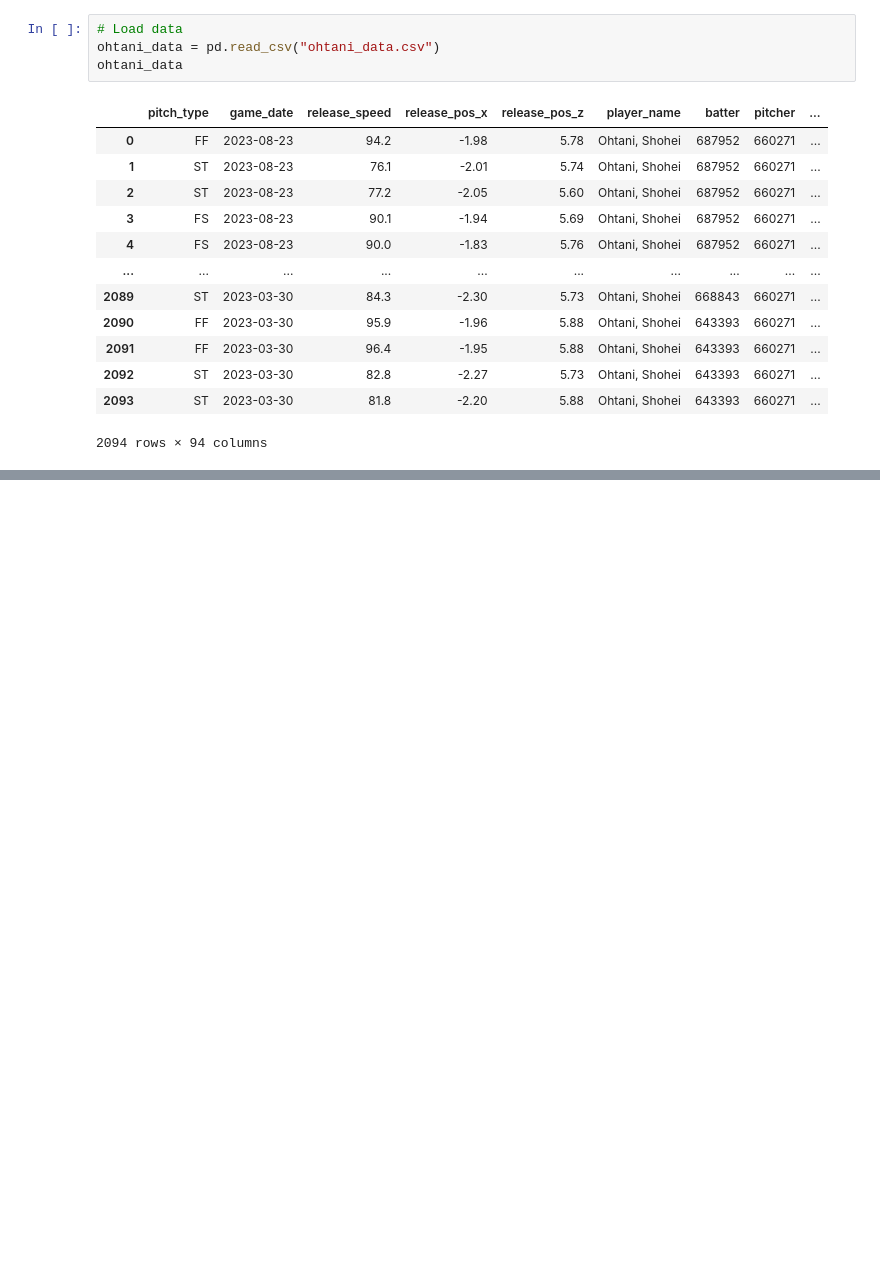
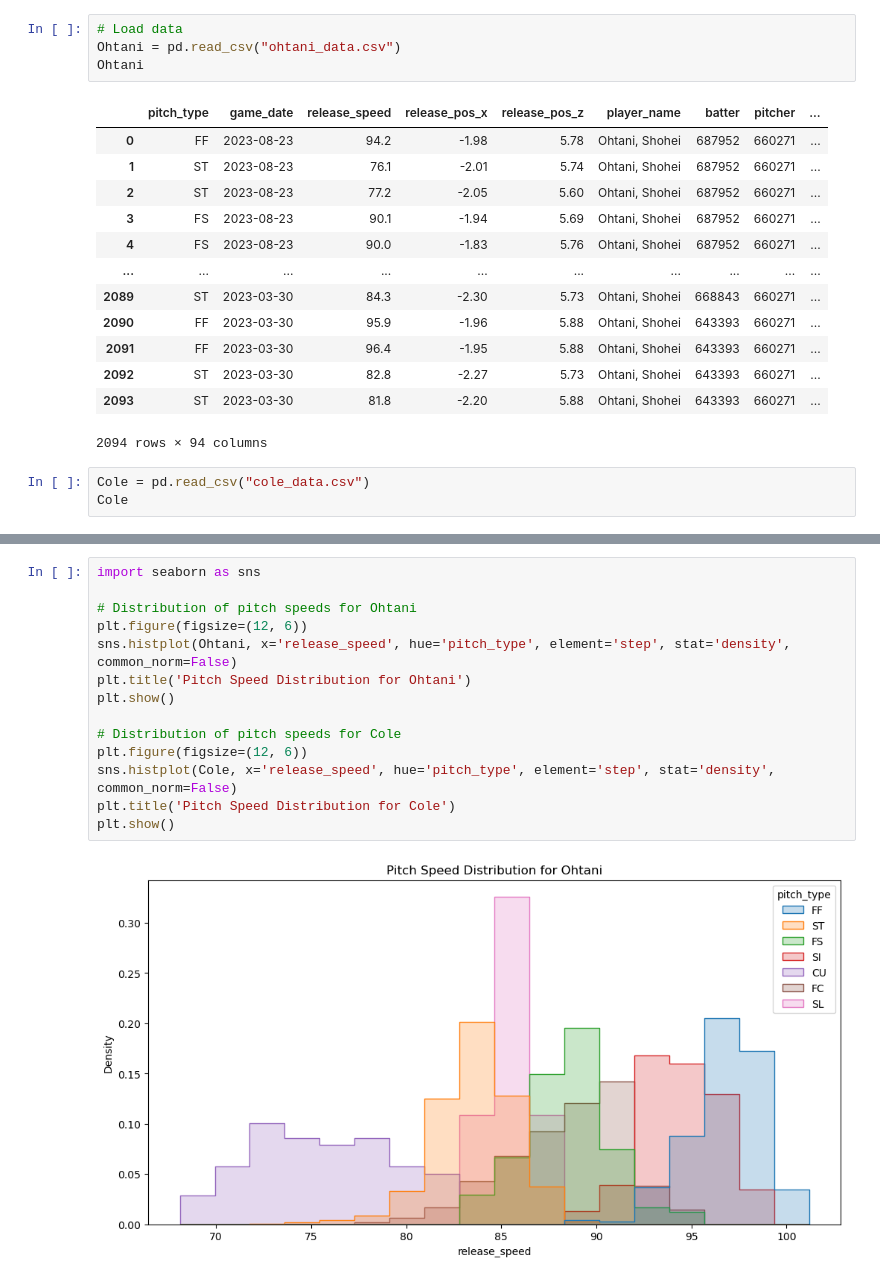
Before and after one commit to calvinhoang203/MLB-Analysis, a Jupyter notebook: Master.ipynb, the cells around one changed output, grey strips where cells are left out. Drawn from its saved outputs; the diff is of its cells as text; blank space fills up the shorter version.

```diff
--- a/Master.ipynb
+++ b/Master.ipynb
@@ -14,8 +14,8 @@ from scipy.cluster.hierarchy import dendrogram, linkage
 from statsmodels.stats.contingency_tables import Table2x2
 # %%
 # Load data
-ohtani_data = pd.read_csv("ohtani_data.csv")
-ohtani_data
+Ohtani = pd.read_csv("ohtani_data.csv")
+Ohtani
 # %% [output]
 |  | pitch_type | game_date | release_speed | release_pos_x | release_pos_z | player_name | batter | pitcher | ... |
 | 0 | FF | 2023-08-23 | 94.2 | -1.98 | 5.78 | Ohtani, Shohei | 687952 | 660271 | ... |
@@ -30,3 +30,6 @@ ohtani_data
 | 2092 | ST | 2023-03-30 | 82.8 | -2.27 | 5.73 | Ohtani, Shohei | 643393 | 660271 | ... |
 | 2093 | ST | 2023-03-30 | 81.8 | -2.20 | 5.88 | Ohtani, Shohei | 643393 | 660271 | ... |
 2094 rows × 94 columns
+# %%
+Cole = pd.read_csv("cole_data.csv")
+Cole
@@ -32,0 +83,16 @@ ohtani_data
+# %%
+import seaborn as sns
+
+# Distribution of pitch speeds for Ohtani
+plt.figure(figsize=(12, 6))
+sns.histplot(Ohtani, x='release_speed', hue='pitch_type', element='step', stat='density', common_norm=False)
+plt.title('Pitch Speed Distribution for Ohtani')
+plt.show()
+
+# Distribution of pitch speeds for Cole
+plt.figure(figsize=(12, 6))
+sns.histplot(Cole, x='release_speed', hue='pitch_type', element='step', stat='density', common_norm=False)
+plt.title('Pitch Speed Distribution for Cole')
+plt.show()
+# %% [output]
+[figure, added]
```
Also changed, not shown: parts of 7 cells of this notebook, 1 other file.
